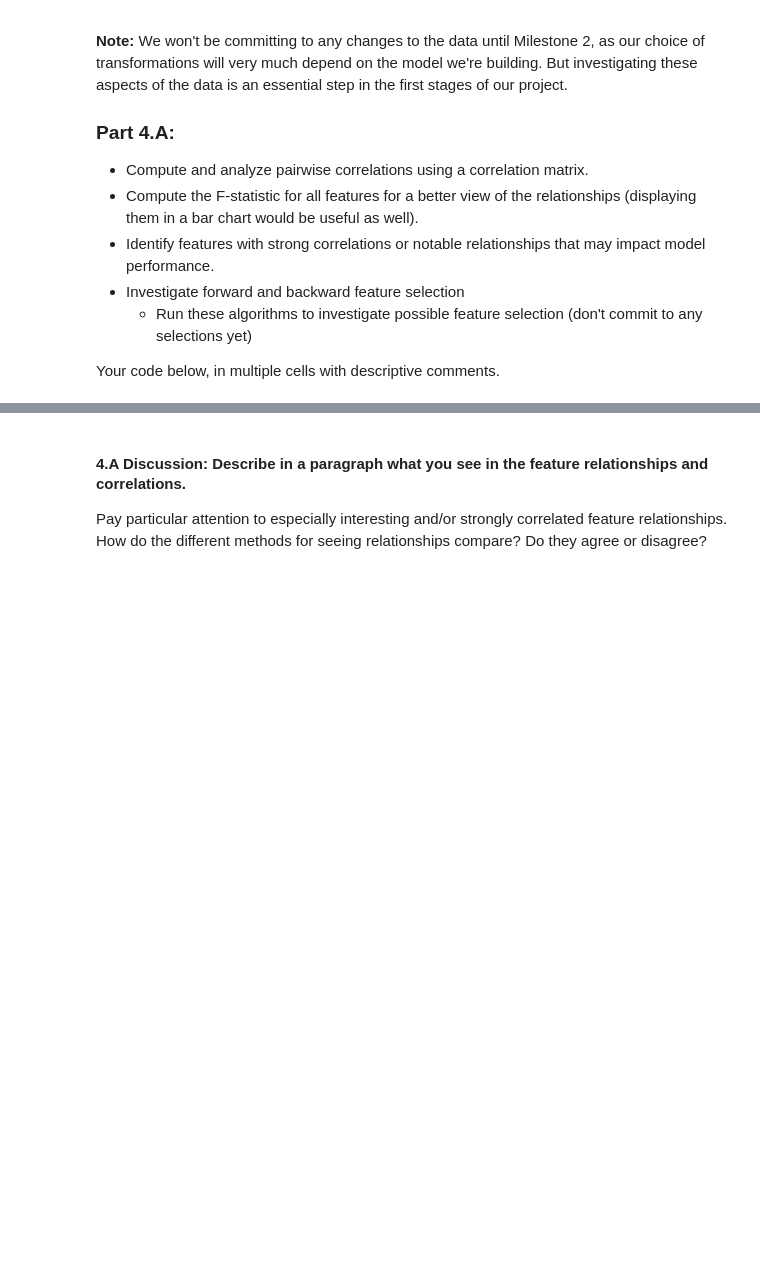
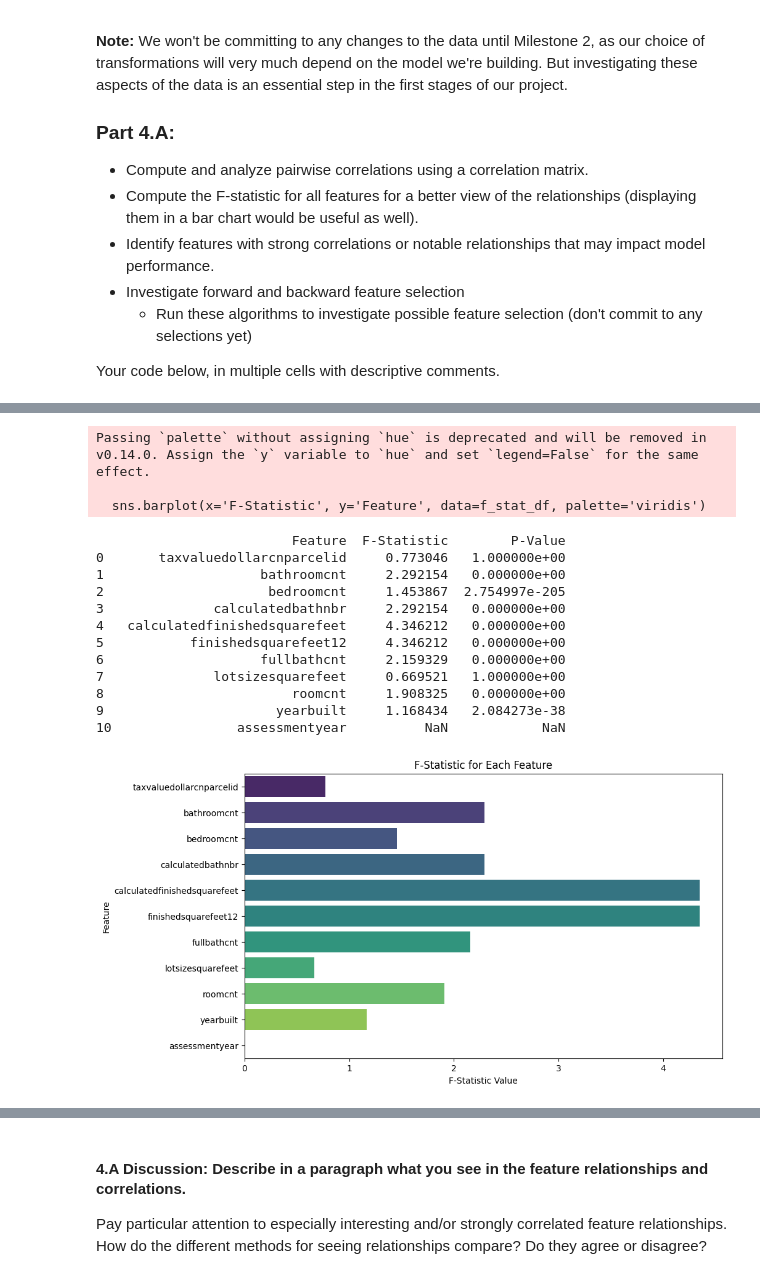
Before and after one commit to hnm15/Mod3_Machine-Learning-Fundamentals, a Jupyter notebook: Milestone_01 (1).ipynb, the cells around one changed output, grey strips where cells are left out. Saved outputs shown, nothing was run; the diff lists cells and outputs as text; code cells hidden in the pictures; blank space fills up the shorter version.

```diff
--- a/Milestone_01 (1).ipynb
+++ b/Milestone_01 (1).ipynb
@@ -644,0 +644,39 @@ Your code below, in multiple cells with descriptive comments.
+# %%
+# Compute the F-statistic for all features for a better view of the relationships (displaying them in a bar chart would be useful as well).
+
+from sklearn.feature_selection import f_classif
+df_clean = df_clean.dropna()
+
+X = df_clean.drop('taxvaluedollarcnt', axis=1)
+y = df_clean['taxvaluedollarcnt']
+
+
+f_values, p_values = f_classif(X, y)
+
+f_stat_df = pd.DataFrame({'Feature': X.columns, 'F-Statistic': f_values, 'P-Value': p_values})
+
+print(f_stat_df)
+
+plt.figure(figsize=(10, 6))
+sns.barplot(x='F-Statistic', y='Feature', data=f_stat_df, palette='viridis')
+plt.title('F-Statistic for Each Feature')
+plt.xlabel('F-Statistic Value')
+plt.ylabel('Feature')
+plt.show()
+# %% [output]
+Passing `palette` without assigning `hue` is deprecated and will be removed in v0.14.0. Assign the `y` variable to `hue` and set `legend=False` for the same effect.
+
+  sns.barplot(x='F-Statistic', y='Feature', data=f_stat_df, palette='viridis')
+                         Feature  F-Statistic        P-Value
+0       taxvaluedollarcnparcelid     0.773046   1.000000e+00
+1                    bathroomcnt     2.292154   0.000000e+00
+2                     bedroomcnt     1.453867  2.754997e-205
+3              calculatedbathnbr     2.292154   0.000000e+00
+4   calculatedfinishedsquarefeet     4.346212   0.000000e+00
+5           finishedsquarefeet12     4.346212   0.000000e+00
+6                    fullbathcnt     2.159329   0.000000e+00
+7              lotsizesquarefeet     0.669521   1.000000e+00
+8                        roomcnt     1.908325   0.000000e+00
+9                      yearbuilt     1.168434   2.084273e-38
+10                assessmentyear          NaN            NaN
+[figure, added]
```
Also changed, not shown: parts of 24 cells of this notebook.
